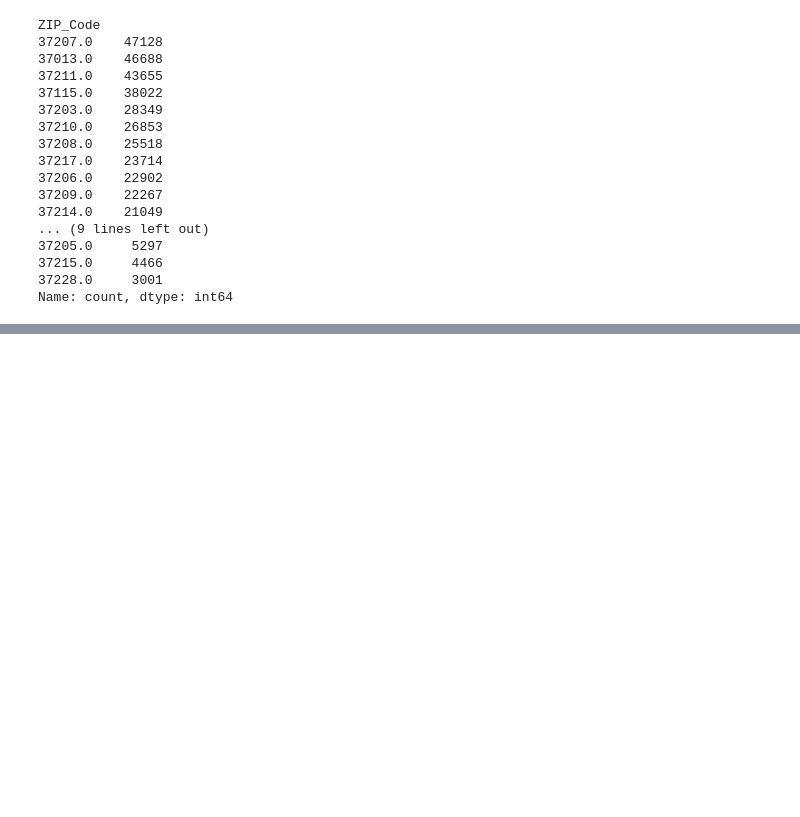
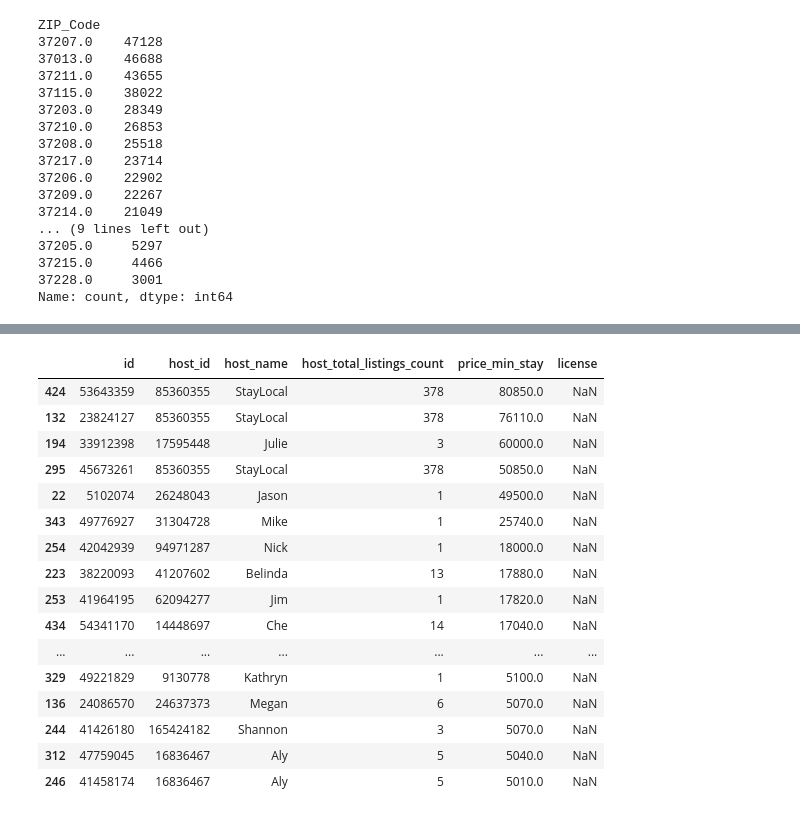
Before and after one commit to jacobvogs/Airbnb-Listings-in-Nash, a Jupyter notebook: notebook/capstone.ipynb, the cells around one changed output, grey strips where cells are left out. Cells and saved outputs as stored; diff of their text form; code cells hidden in the pictures; blank space fills up the shorter version.

```diff
--- a/notebook/capstone.ipynb
+++ b/notebook/capstone.ipynb
@@ -459,0 +466,21 @@ Name: count, dtype: int64
+# %%
+hosts = price_min_30ni[['id','host_id','host_name','host_total_listings_count','price_min_stay','license']]
+hosts.sort_values(by='price_min_stay',ascending=False).head(50)
+# %% [output]
+|  | id | host_id | host_name | host_total_listings_count | price_min_stay | license |
+| 424 | 53643359 | 85360355 | StayLocal | 378 | 80850.0 | NaN |
+| 132 | 23824127 | 85360355 | StayLocal | 378 | 76110.0 | NaN |
+| 194 | 33912398 | 17595448 | Julie | 3 | 60000.0 | NaN |
+| 295 | 45673261 | 85360355 | StayLocal | 378 | 50850.0 | NaN |
+| 22 | 5102074 | 26248043 | Jason | 1 | 49500.0 | NaN |
+| 343 | 49776927 | 31304728 | Mike | 1 | 25740.0 | NaN |
+| 254 | 42042939 | 94971287 | Nick | 1 | 18000.0 | NaN |
+| 223 | 38220093 | 41207602 | Belinda | 13 | 17880.0 | NaN |
+| 253 | 41964195 | 62094277 | Jim | 1 | 17820.0 | NaN |
+| 434 | 54341170 | 14448697 | Che | 14 | 17040.0 | NaN |
+| ... | ... | ... | ... | ... | ... | ... |
+| 329 | 49221829 | 9130778 | Kathryn | 1 | 5100.0 | NaN |
+| 136 | 24086570 | 24637373 | Megan | 6 | 5070.0 | NaN |
+| 244 | 41426180 | 165424182 | Shannon | 3 | 5070.0 | NaN |
+| 312 | 47759045 | 16836467 | Aly | 5 | 5040.0 | NaN |
+| 246 | 41458174 | 16836467 | Aly | 5 | 5010.0 | NaN |
```
Also changed, not shown: parts of 21 cells of this notebook.
